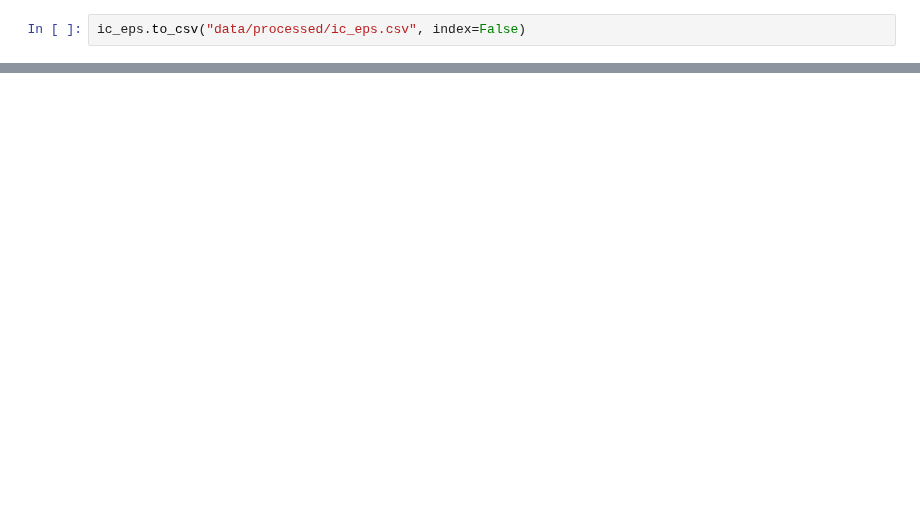
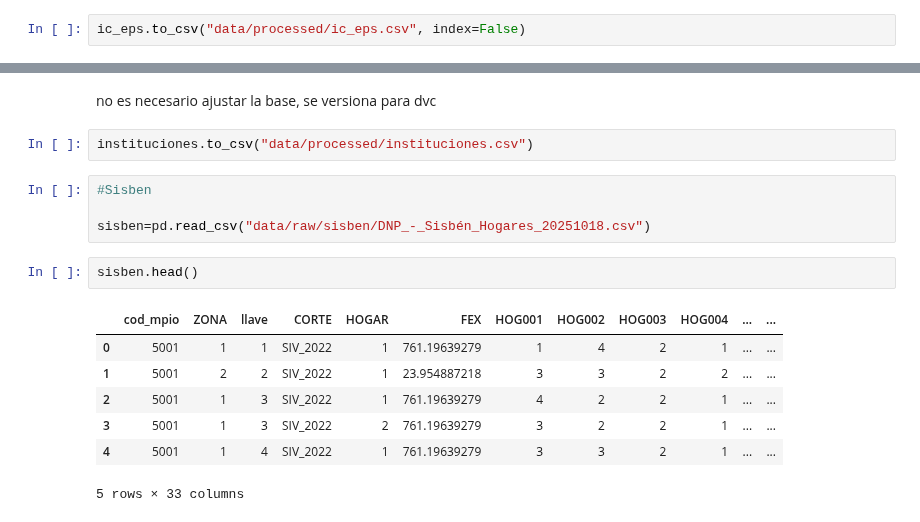
Before and after one commit to Geral2001/Proyecto_DSA, a Jupyter notebook: Punto_1.ipynb, the cells around one changed output, grey strips where cells are left out. Drawn from its saved outputs; the diff is of its cells as text; blank space fills up the shorter version.

```diff
--- a/Punto_1.ipynb
+++ b/Punto_1.ipynb
@@ -153,0 +424,18 @@ ic_eps.to_csv("data/processed/ic_eps.csv", index=False)
+# %% [markdown]
+no es necesario ajustar la base, se versiona para dvc
+# %%
+instituciones.to_csv("data/processed/instituciones.csv")
+# %%
+#Sisben
+
+sisben=pd.read_csv("data/raw/sisben/DNP_-_Sisbén_Hogares_20251018.csv")
+# %%
+sisben.head()
+# %% [output]
+|  | cod_mpio | ZONA | llave | CORTE | HOGAR | FEX | HOG001 | HOG002 | HOG003 | HOG004 | ... | ... |
+| 0 | 5001 | 1 | 1 | SIV_2022 | 1 | 761.19639279 | 1 | 4 | 2 | 1 | ... | ... |
+| 1 | 5001 | 2 | 2 | SIV_2022 | 1 | 23.954887218 | 3 | 3 | 2 | 2 | ... | ... |
+| 2 | 5001 | 1 | 3 | SIV_2022 | 1 | 761.19639279 | 4 | 2 | 2 | 1 | ... | ... |
+| 3 | 5001 | 1 | 3 | SIV_2022 | 2 | 761.19639279 | 3 | 2 | 2 | 1 | ... | ... |
+| 4 | 5001 | 1 | 4 | SIV_2022 | 1 | 761.19639279 | 3 | 3 | 2 | 1 | ... | ... |
+5 rows × 33 columns
```
Also changed, not shown: parts of 39 cells of this notebook, 1 other file.
